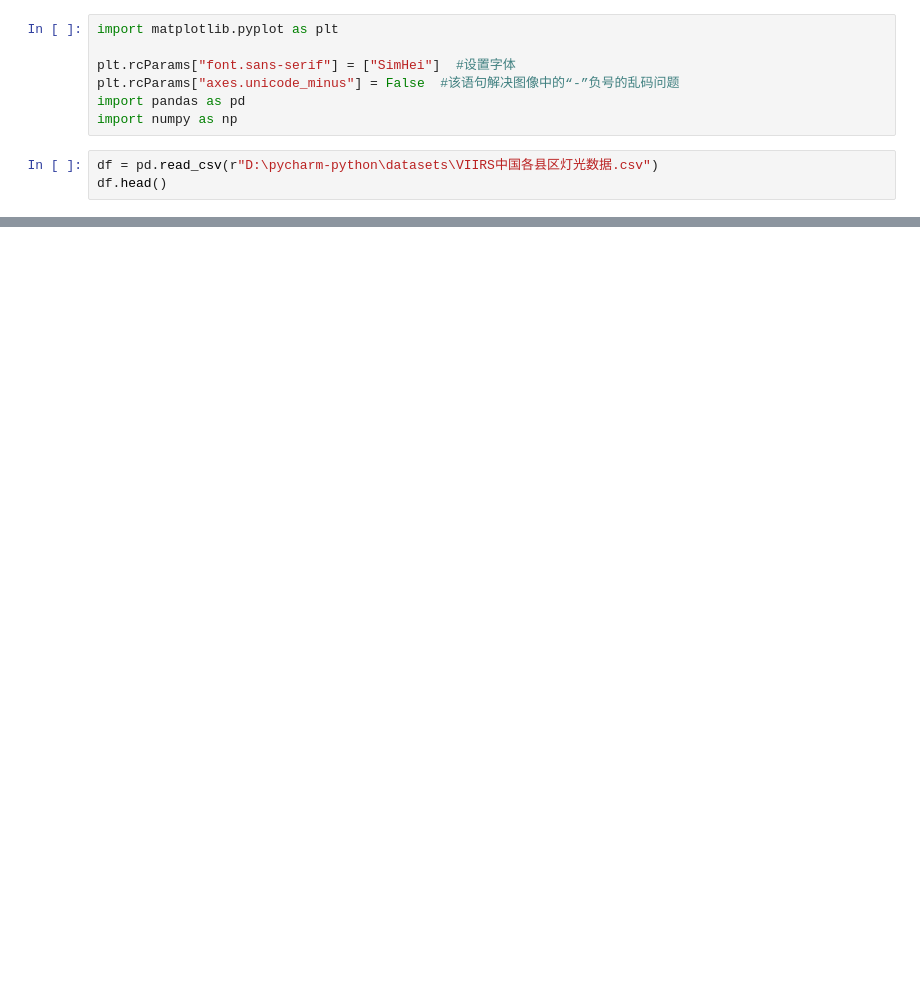
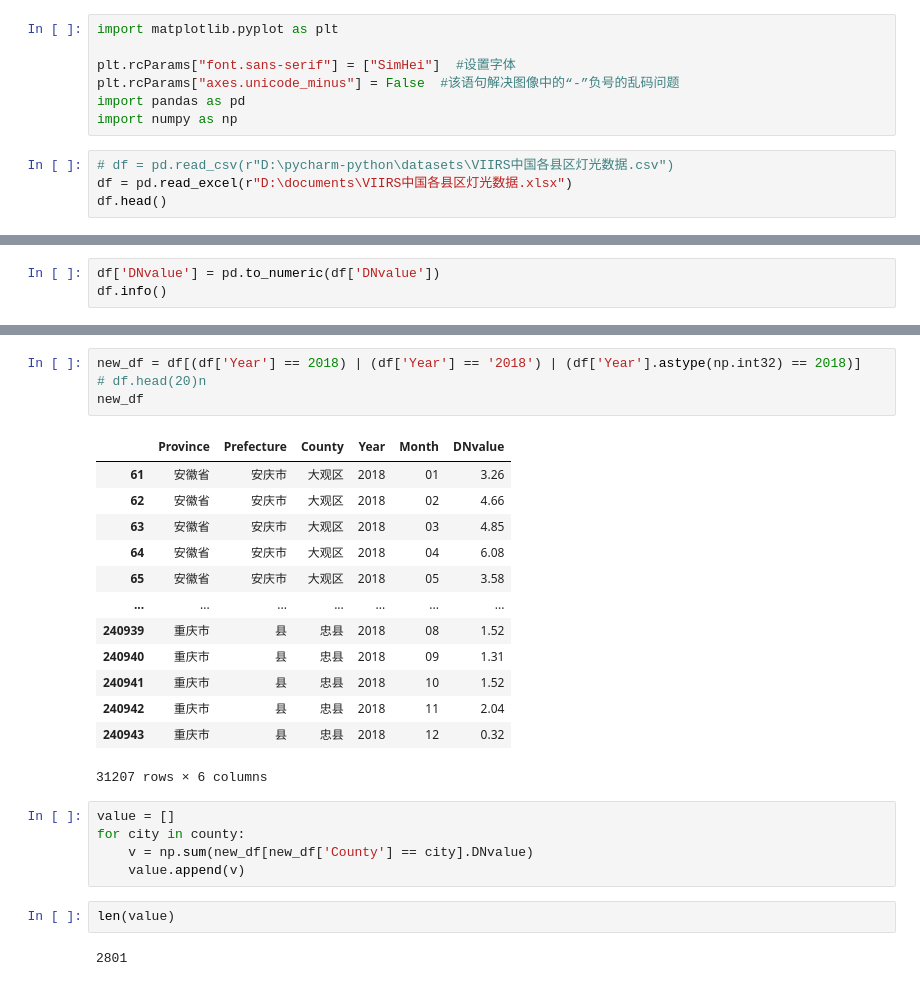
Before and after one commit to moonchildink/machine_learning, a Jupyter notebook: 0217.ipynb, the cells around one changed output, grey strips where cells are left out. Cells and saved outputs as stored; diff of their text form; blank space fills up the shorter version.

```diff
--- a/0217.ipynb
+++ b/0217.ipynb
@@ -6,5 +6,6 @@ plt.rcParams["axes.unicode_minus"] = False  #该语句解决图像中的“-”
 import pandas as pd
 import numpy as np
 # %%
-df = pd.read_csv(r"D:\pycharm-python\datasets\VIIRS中国各县区灯光数据.csv")
+# df = pd.read_csv(r"D:\pycharm-python\datasets\VIIRS中国各县区灯光数据.csv")
+df = pd.read_excel(r"D:\documents\VIIRS中国各县区灯光数据.xlsx")
 df.head()
@@ -10,0 +31,3 @@ df.head()
+# %%
+df['DNvalue'] = pd.to_numeric(df['DNvalue'])
+df.info()
@@ -10,0 +48,27 @@ df.head()
+# %%
+new_df = df[(df['Year'] == 2018) | (df['Year'] == '2018') | (df['Year'].astype(np.int32) == 2018)]
+# df.head(20)n
+new_df
+# %% [output]
+|  | Province | Prefecture | County | Year | Month | DNvalue |
+| 61 | 安徽省 | 安庆市 | 大观区 | 2018 | 01 | 3.26 |
+| 62 | 安徽省 | 安庆市 | 大观区 | 2018 | 02 | 4.66 |
+| 63 | 安徽省 | 安庆市 | 大观区 | 2018 | 03 | 4.85 |
+| 64 | 安徽省 | 安庆市 | 大观区 | 2018 | 04 | 6.08 |
+| 65 | 安徽省 | 安庆市 | 大观区 | 2018 | 05 | 3.58 |
+| ... | ... | ... | ... | ... | ... | ... |
+| 240939 | 重庆市 | 县 | 忠县 | 2018 | 08 | 1.52 |
+| 240940 | 重庆市 | 县 | 忠县 | 2018 | 09 | 1.31 |
+| 240941 | 重庆市 | 县 | 忠县 | 2018 | 10 | 1.52 |
+| 240942 | 重庆市 | 县 | 忠县 | 2018 | 11 | 2.04 |
+| 240943 | 重庆市 | 县 | 忠县 | 2018 | 12 | 0.32 |
+31207 rows × 6 columns
+# %%
+value = []
+for city in county:
+    v = np.sum(new_df[new_df['County'] == city].DNvalue)
+    value.append(v)
+# %%
+len(value)
+# %% [output]
+2801
```
Also changed, not shown: parts of 38 cells of this notebook, 3 other files.
